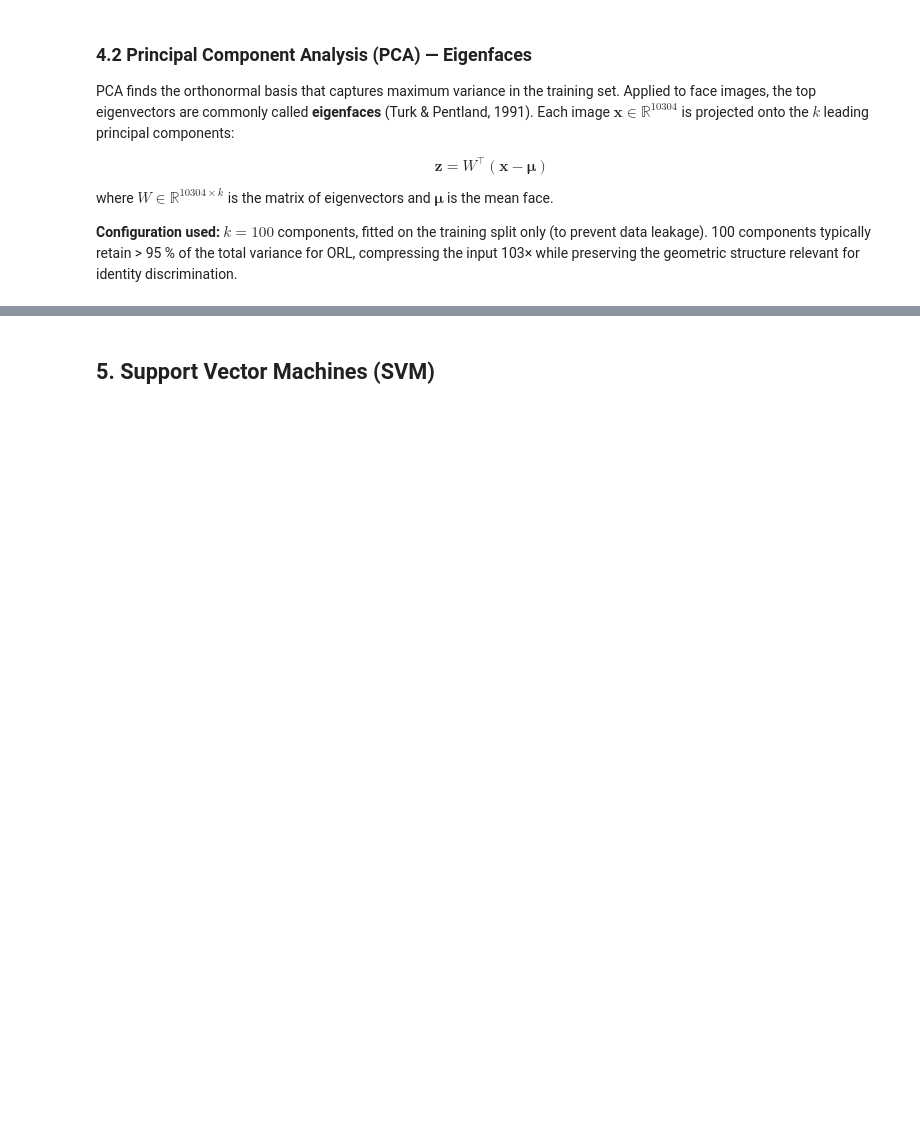
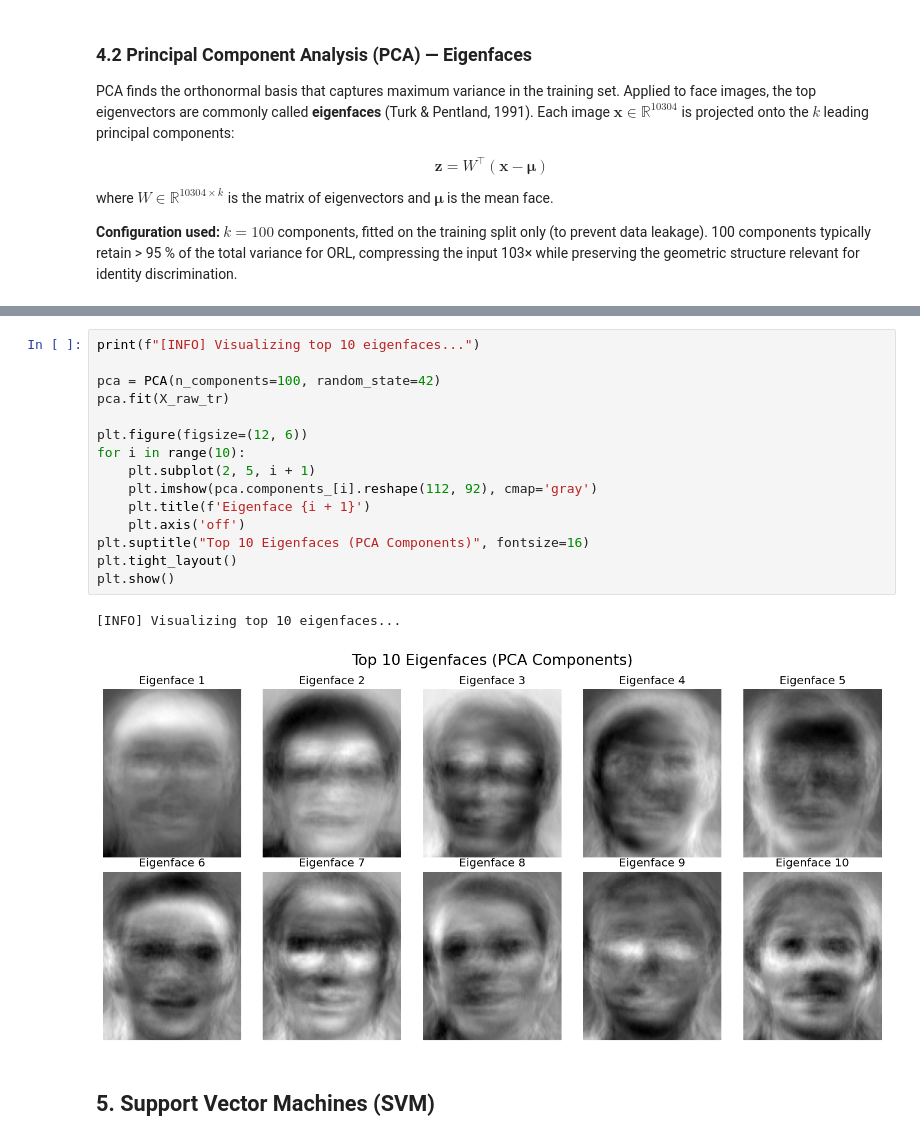
Before and after one commit to Axeloooo/Face-Recognition, a Jupyter notebook: face_recognition.ipynb, the cells around one changed output, grey strips where cells are left out. Drawn from its saved outputs; the diff is of its cells as text; blank space fills up the shorter version.

```diff
--- a/face_recognition.ipynb
+++ b/face_recognition.ipynb
@@ -219,3 +286,21 @@ print(f'Train: {X_raw_tr.shape[0]} samples  |  Test: {X_raw_te.shape[0]} samples
+# %%
+print(f"[INFO] Visualizing top 10 eigenfaces...")
+
+pca = PCA(n_components=100, random_state=42)
+pca.fit(X_raw_tr)
+
+plt.figure(figsize=(12, 6))
+for i in range(10):
+    plt.subplot(2, 5, i + 1)
+    plt.imshow(pca.components_[i].reshape(112, 92), cmap='gray')
+    plt.title(f'Eigenface {i + 1}')
+    plt.axis('off')
+plt.suptitle("Top 10 Eigenfaces (PCA Components)", fontsize=16)
+plt.tight_layout()
+plt.show()
+# %% [output]
+[INFO] Visualizing top 10 eigenfaces...
+[figure, added]
 # %% [markdown]
 ## 5. Support Vector Machines (SVM)
 # %% [markdown]
```
Also changed, not shown: parts of 19 cells of this notebook.
